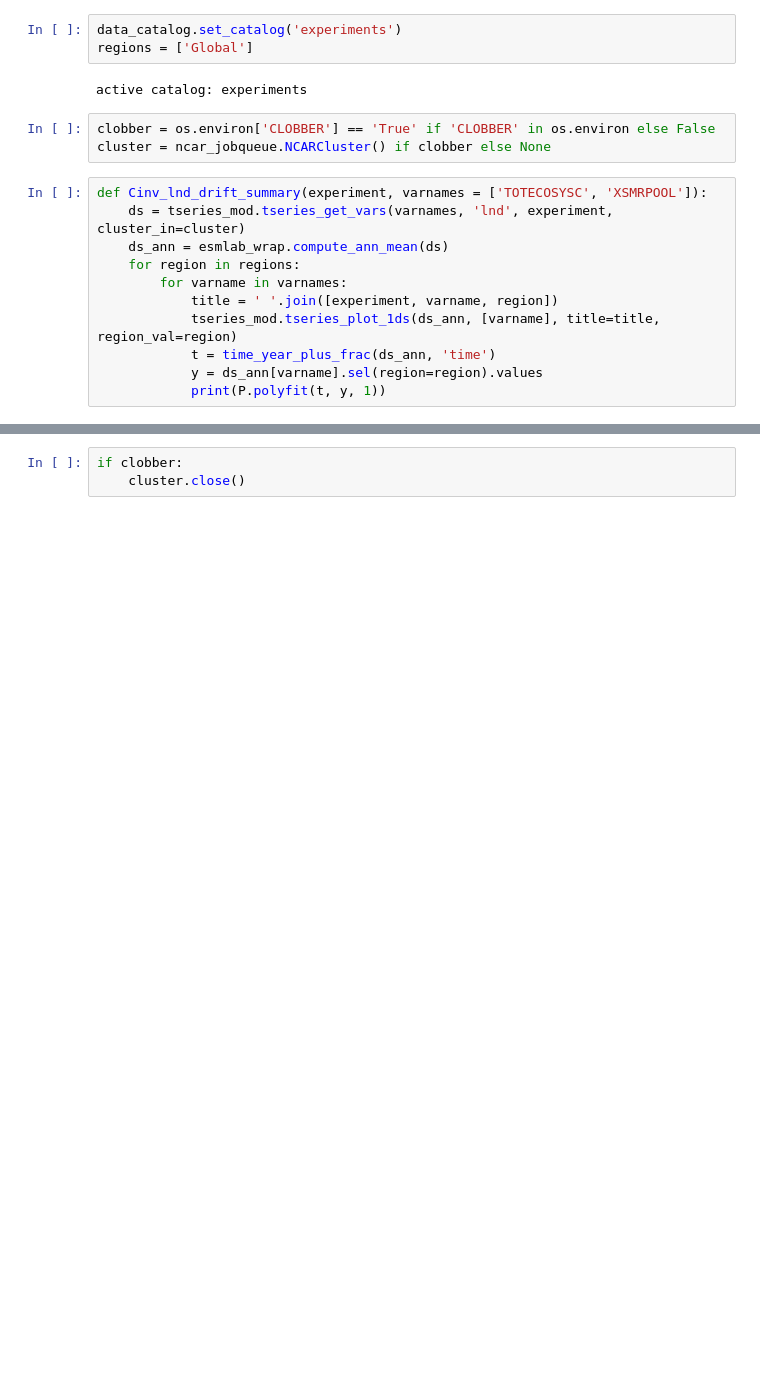
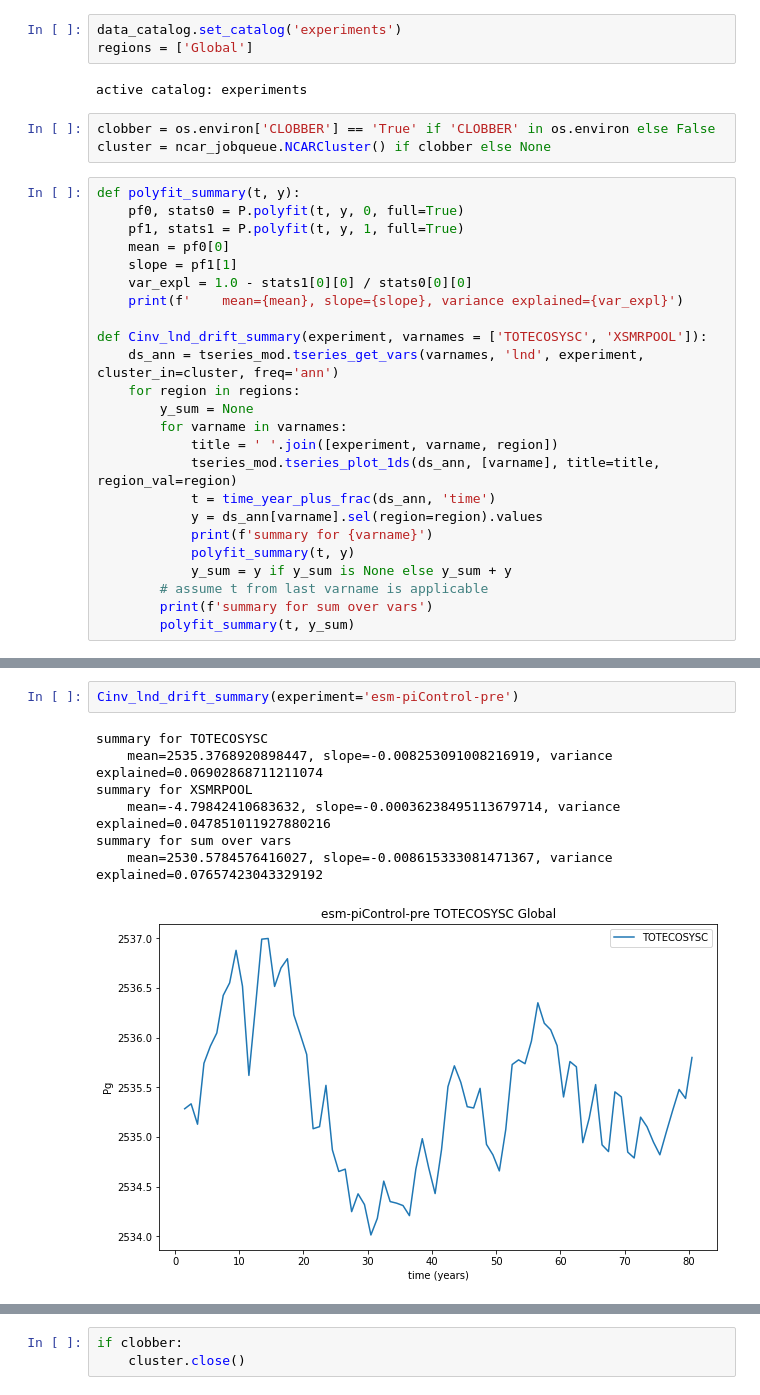
Before and after one commit to klindsay28/CESM2_coup_carb_cycle_JAMES, a Jupyter notebook: Cinv_lnd_drift.ipynb, the cells around one changed output, grey strips where cells are left out. Saved outputs shown, nothing was run; the diff lists cells and outputs as text; blank space fills up the shorter version.

```diff
--- a/Cinv_lnd_drift.ipynb
+++ b/Cinv_lnd_drift.ipynb
@@ -19,16 +18,29 @@ active catalog: experiments
 clobber = os.environ['CLOBBER'] == 'True' if 'CLOBBER' in os.environ else False
 cluster = ncar_jobqueue.NCARCluster() if clobber else None
 # %%
+def polyfit_summary(t, y):
+    pf0, stats0 = P.polyfit(t, y, 0, full=True)
+    pf1, stats1 = P.polyfit(t, y, 1, full=True)
+    mean = pf0[0]
+    slope = pf1[1]
+    var_expl = 1.0 - stats1[0][0] / stats0[0][0]
+    print(f'    mean={mean}, slope={slope}, variance explained={var_expl}')
+
 def Cinv_lnd_drift_summary(experiment, varnames = ['TOTECOSYSC', 'XSMRPOOL']):
-    ds = tseries_mod.tseries_get_vars(varnames, 'lnd', experiment, cluster_in=cluster)
-    ds_ann = esmlab_wrap.compute_ann_mean(ds)
+    ds_ann = tseries_mod.tseries_get_vars(varnames, 'lnd', experiment, cluster_in=cluster, freq='ann')
     for region in regions:
+        y_sum = None
         for varname in varnames:
             title = ' '.join([experiment, varname, region])
             tseries_mod.tseries_plot_1ds(ds_ann, [varname], title=title, region_val=region)
             t = time_year_plus_frac(ds_ann, 'time')
             y = ds_ann[varname].sel(region=region).values
-            print(P.polyfit(t, y, 1))
+            print(f'summary for {varname}')
+            polyfit_summary(t, y)
+            y_sum = y if y_sum is None else y_sum + y
+        # assume t from last varname is applicable
+        print(f'summary for sum over vars')
+        polyfit_summary(t, y_sum)
 # %%
 Cinv_lnd_drift_summary(experiment='piControl')
 # %% [output]
@@ -44,2 +64,12 @@ Cinv_lnd_drift_summary(experiment='piControl-waccm')
 [figure]
 [figure]
+# %%
+Cinv_lnd_drift_summary(experiment='esm-piControl-pre')
+# %% [output]
+summary for TOTECOSYSC
+    mean=2535.3768920898447, slope=-0.008253091008216919, variance explained=0.06902868711211074
+summary for XSMRPOOL
+    mean=-4.79842410683632, slope=-0.00036238495113679714, variance explained=0.047851011927880216
+summary for sum over vars
+    mean=2530.5784576416027, slope=-0.008615333081471367, variance explained=0.07657423043329192
+[figure, added]
```
Also changed, not shown: parts of 7 cells of this notebook, 14 other files.
